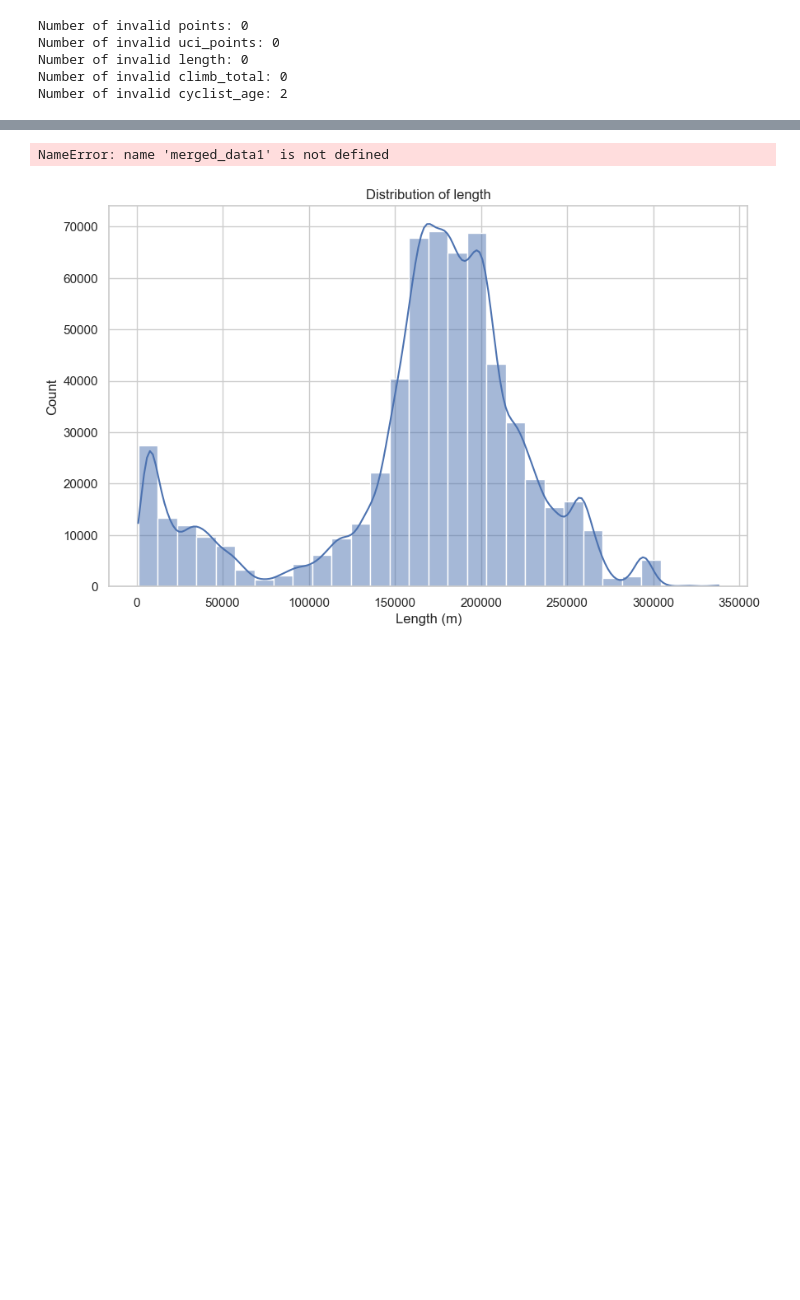
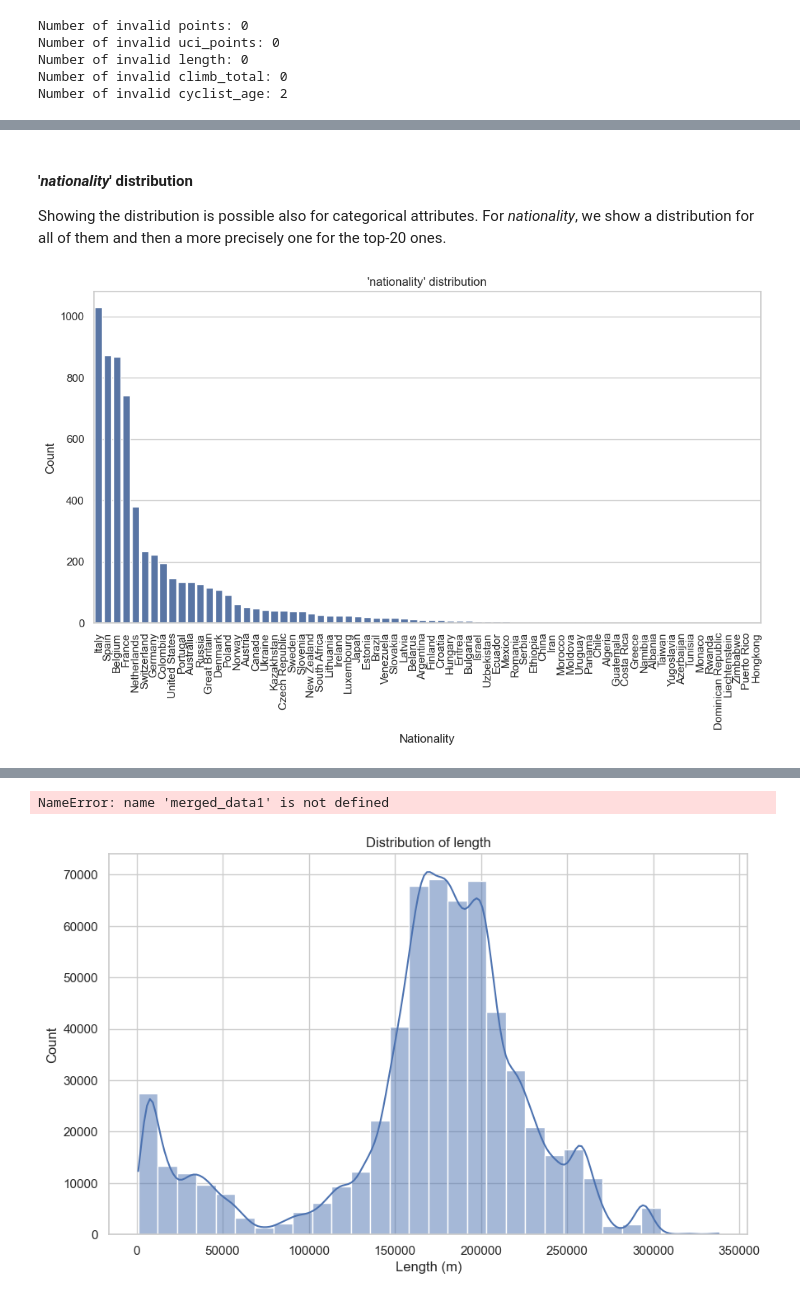
Before and after one commit to leomanne/Data-Mining, a Jupyter notebook: first_task.ipynb, the cells around one changed output, grey strips where cells are left out. Drawn from its saved outputs; the diff is of its cells as text; code cells hidden in the pictures; blank space fills up the shorter version.

```diff
--- a/first_task.ipynb
+++ b/first_task.ipynb
@@ -336,0 +299,15 @@ As for the length of the races, there is a majority of races between 150 km and
+# %% [markdown]
+#### '*nationality*' distribution
+
+Showing the distribution is possible also for categorical attributes.
+For *nationality*, we show a distribution for all of them and then a more precisely one for the top-20 ones.
+# %%
+plt.figure(figsize=(12, 6))
+sns.countplot(data=cyclists, x='nationality', order=cyclists['nationality'].value_counts().index)
+plt.title('\'nationality\' distribution')
+plt.xlabel('Nationality')
+plt.ylabel('Count')
+plt.xticks(rotation=90)
+plt.show()
+# %% [output]
+[figure, added]
```
Also changed, not shown: parts of 121 cells of this notebook.
